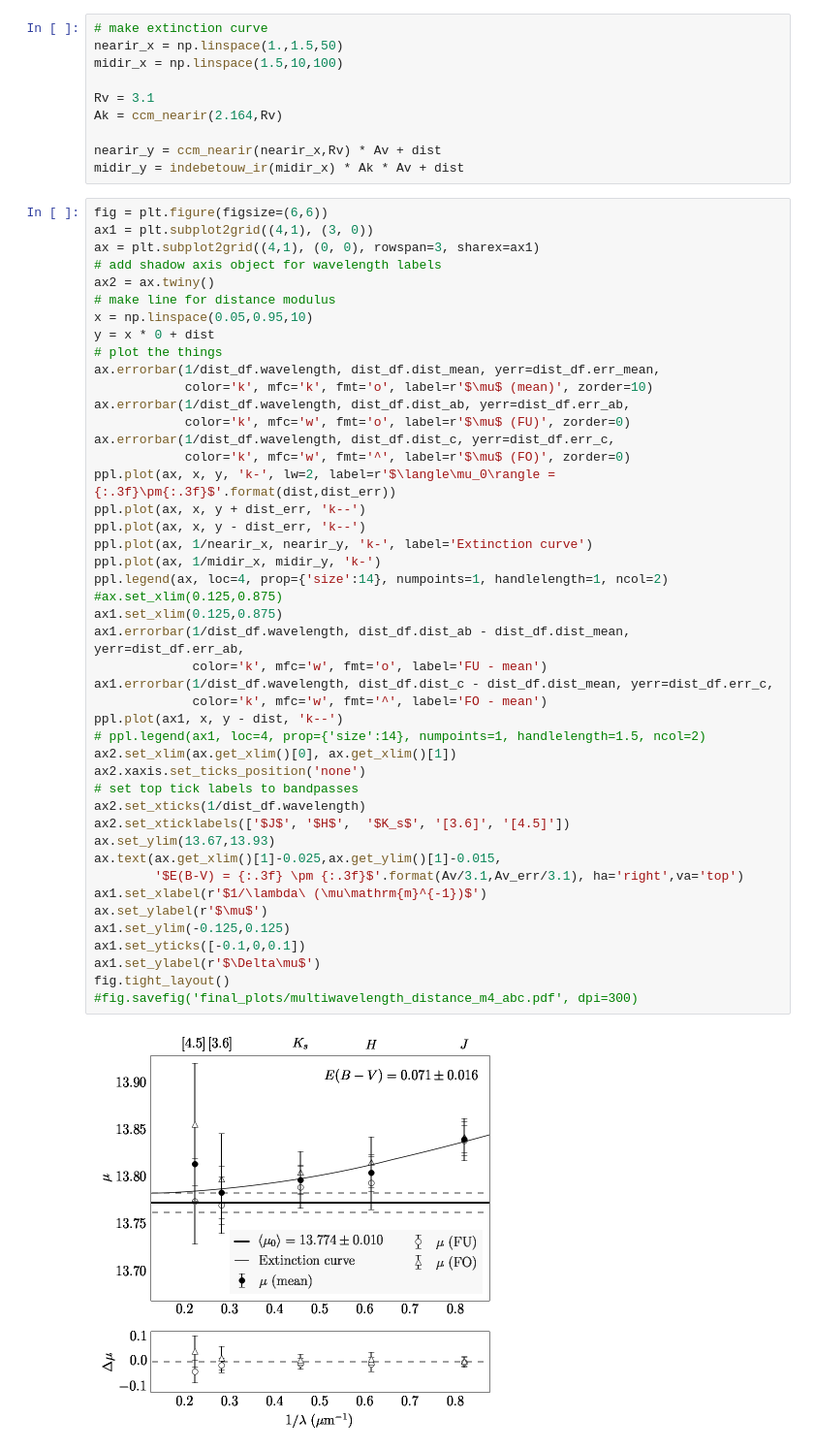
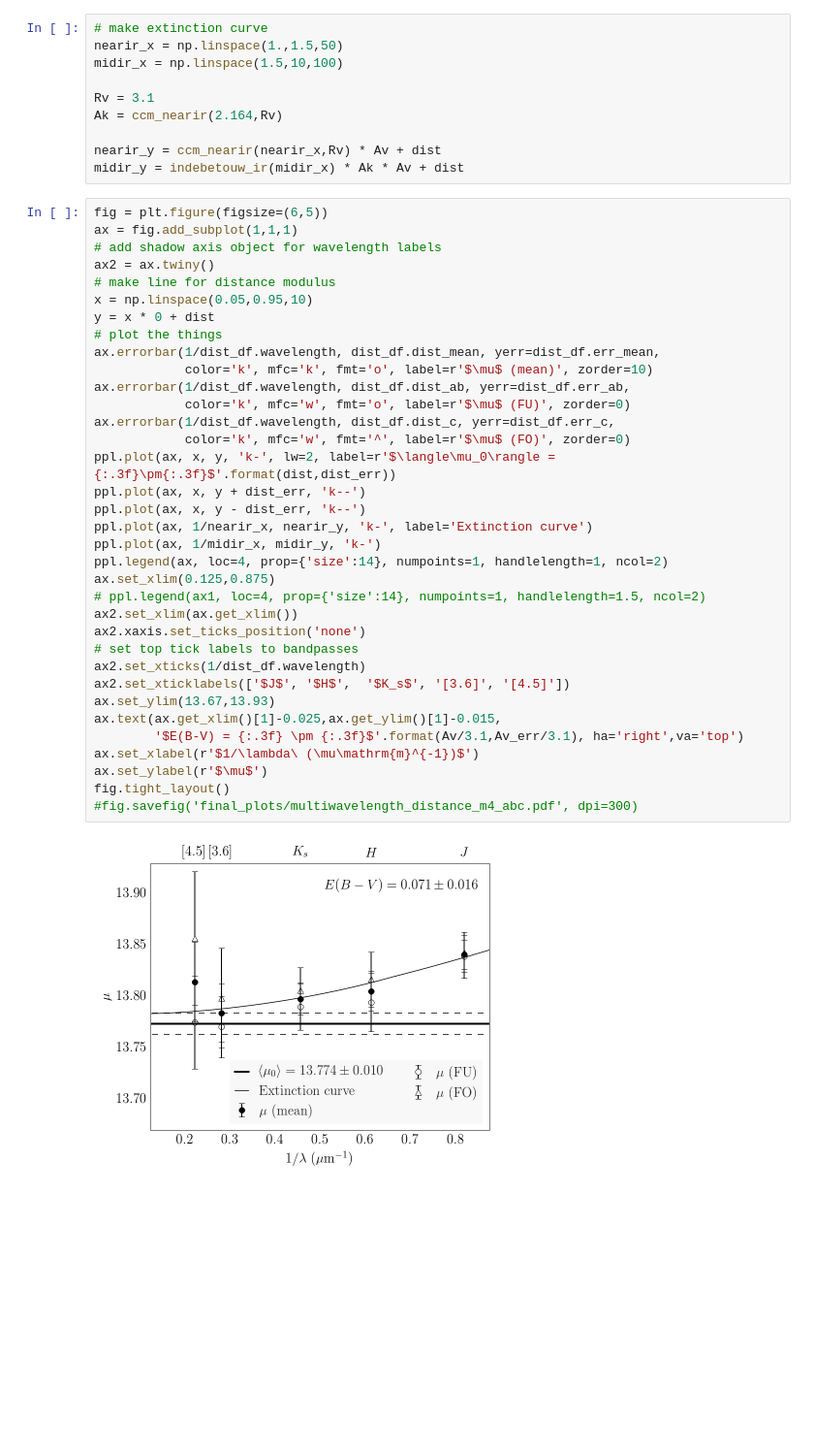
Before and after one commit to vickyscowcroft/omegaCen, a Jupyter notebook: reworked_fitting_code/distance_plot_m4.ipynb, the cells around one changed output. Shown at 97% size. Cells and saved outputs as stored; diff of their text form; blank space fills up the shorter version.

```diff
--- a/reworked_fitting_code/distance_plot_m4.ipynb
+++ b/reworked_fitting_code/distance_plot_m4.ipynb
@@ -32,49 +32,39 @@ Ak = ccm_nearir(2.164,Rv)
 nearir_y = ccm_nearir(nearir_x,Rv) * Av + dist
 midir_y = indebetouw_ir(midir_x) * Ak * Av + dist
 # %%
-fig = plt.figure(figsize=(6,6))
-ax1 = plt.subplot2grid((4,1), (3, 0))
-ax = plt.subplot2grid((4,1), (0, 0), rowspan=3, sharex=ax1)
+fig = plt.figure(figsize=(6,5))
+ax = fig.add_subplot(1,1,1)
 # add shadow axis object for wavelength labels
 ax2 = ax.twiny()
 # make line for distance modulus
 x = np.linspace(0.05,0.95,10)
 y = x * 0 + dist
 # plot the things
 ax.errorbar(1/dist_df.wavelength, dist_df.dist_mean, yerr=dist_df.err_mean,
             color='k', mfc='k', fmt='o', label=r'$\mu$ (mean)', zorder=10)
 ax.errorbar(1/dist_df.wavelength, dist_df.dist_ab, yerr=dist_df.err_ab,
             color='k', mfc='w', fmt='o', label=r'$\mu$ (FU)', zorder=0)
 ax.errorbar(1/dist_df.wavelength, dist_df.dist_c, yerr=dist_df.err_c,
             color='k', mfc='w', fmt='^', label=r'$\mu$ (FO)', zorder=0)
 ppl.plot(ax, x, y, 'k-', lw=2, label=r'$\langle\mu_0\rangle = {:.3f}\pm{:.3f}$'.format(dist,dist_err))
 ppl.plot(ax, x, y + dist_err, 'k--')
 ppl.plot(ax, x, y - dist_err, 'k--')
 ppl.plot(ax, 1/nearir_x, nearir_y, 'k-', label='Extinction curve')
 ppl.plot(ax, 1/midir_x, midir_y, 'k-')
 ppl.legend(ax, loc=4, prop={'size':14}, numpoints=1, handlelength=1, ncol=2)
-#ax.set_xlim(0.125,0.875)
-ax1.set_xlim(0.125,0.875)
-ax1.errorbar(1/dist_df.wavelength, dist_df.dist_ab - dist_df.dist_mean, yerr=dist_df.err_ab,
-             color='k', mfc='w', fmt='o', label='FU - mean')
-ax1.errorbar(1/dist_df.wavelength, dist_df.dist_c - dist_df.dist_mean, yerr=dist_df.err_c,
-             color='k', mfc='w', fmt='^', label='FO - mean')
-ppl.plot(ax1, x, y - dist, 'k--')
+ax.set_xlim(0.125,0.875)
 # ppl.legend(ax1, loc=4, prop={'size':14}, numpoints=1, handlelength=1.5, ncol=2)
-ax2.set_xlim(ax.get_xlim()[0], ax.get_xlim()[1])
+ax2.set_xlim(ax.get_xlim())
 ax2.xaxis.set_ticks_position('none')
 # set top tick labels to bandpasses
 ax2.set_xticks(1/dist_df.wavelength)
 ax2.set_xticklabels(['$J$', '$H$',  '$K_s$', '[3.6]', '[4.5]'])
 ax.set_ylim(13.67,13.93)
 ax.text(ax.get_xlim()[1]-0.025,ax.get_ylim()[1]-0.015,
         '$E(B-V) = {:.3f} \pm {:.3f}$'.format(Av/3.1,Av_err/3.1), ha='right',va='top')
-ax1.set_xlabel(r'$1/\lambda\ (\mu\mathrm{m}^{-1})$')
+ax.set_xlabel(r'$1/\lambda\ (\mu\mathrm{m}^{-1})$')
 ax.set_ylabel(r'$\mu$')
-ax1.set_ylim(-0.125,0.125)
-ax1.set_yticks([-0.1,0,0.1])
-ax1.set_ylabel(r'$\Delta\mu$')
 fig.tight_layout()
 #fig.savefig('final_plots/multiwavelength_distance_m4_abc.pdf', dpi=300)
 # %% [output]
-[figure, old version]
+[figure, new version]
```
Also changed, not shown: 10 other files.
